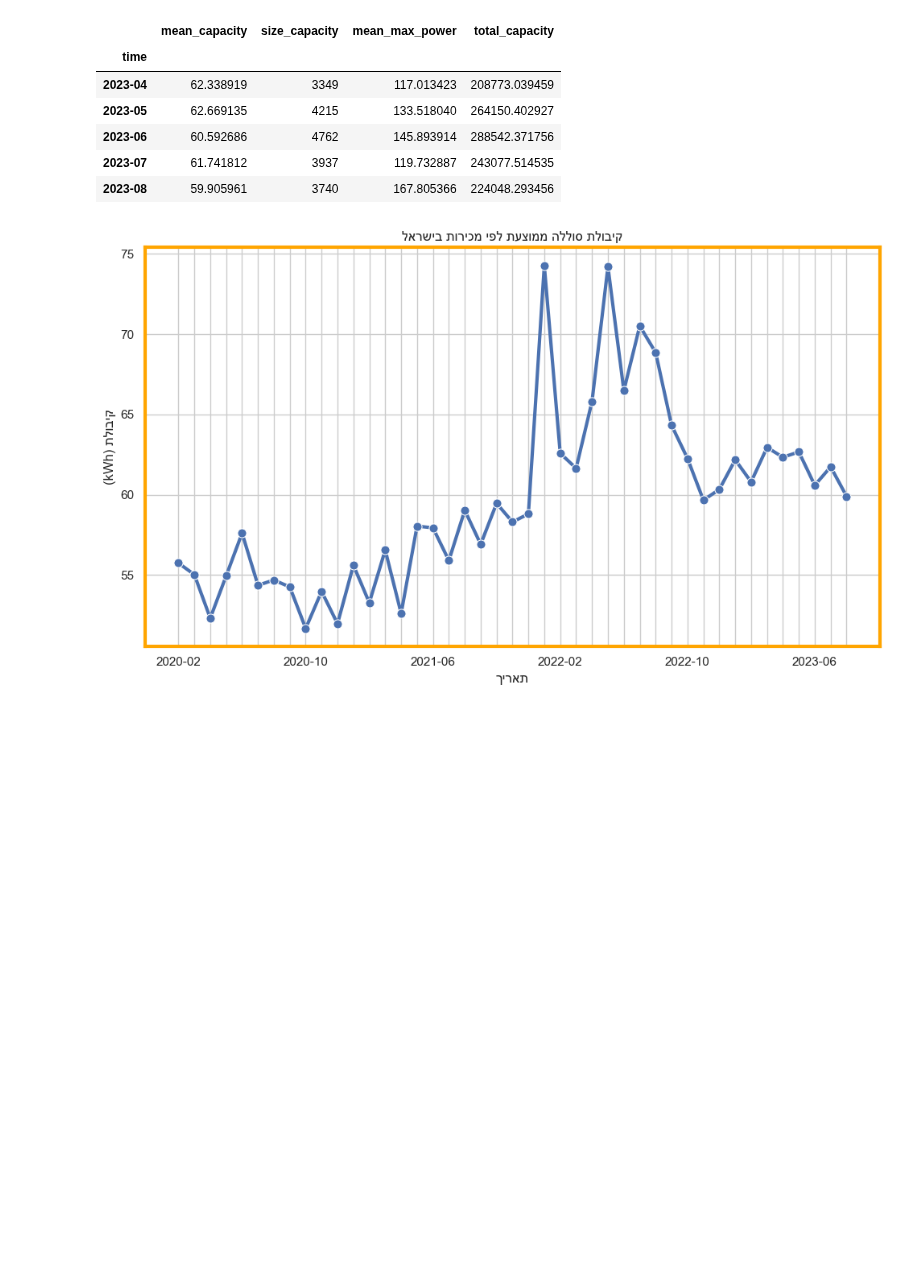
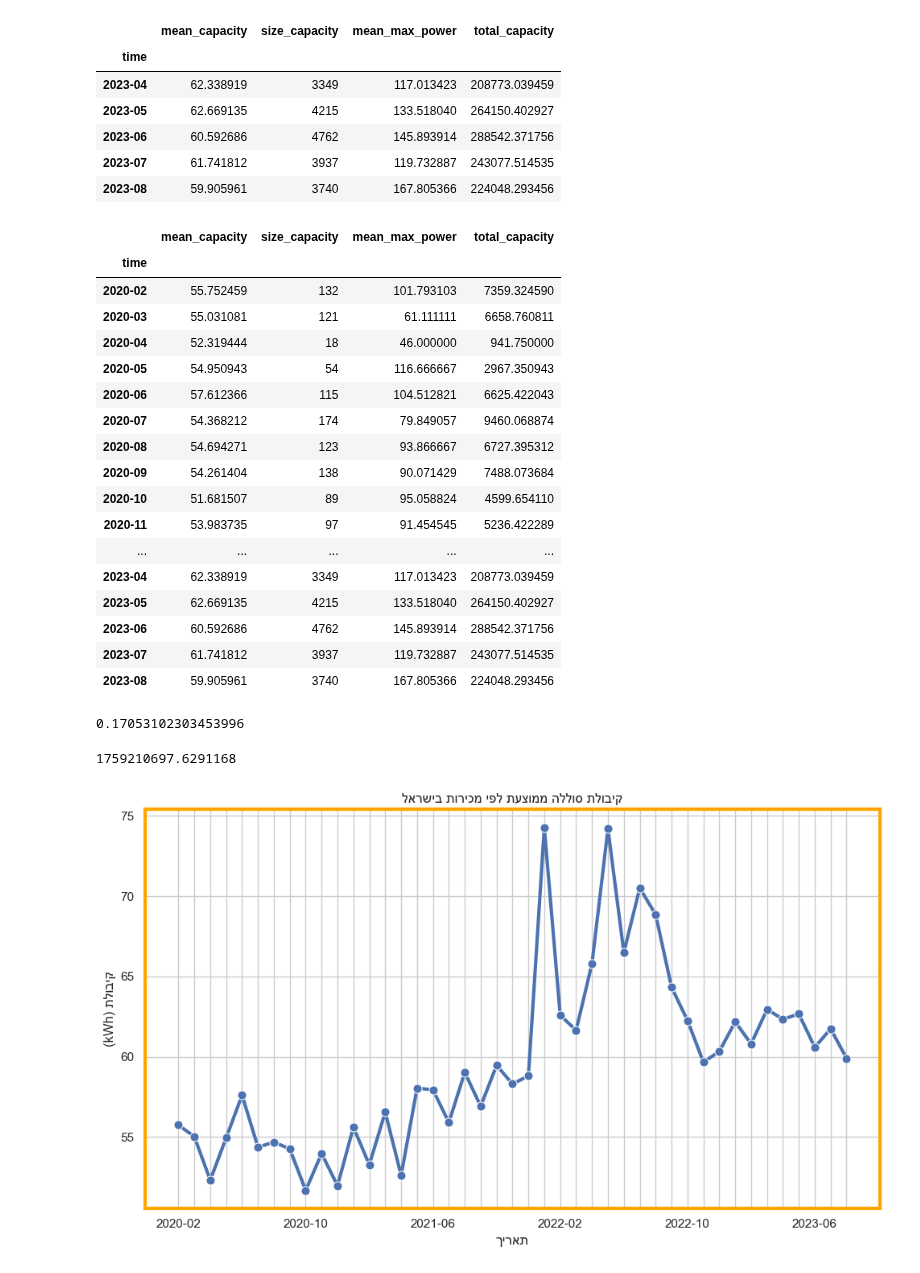
Before and after one commit to dpelleg/notebooks, a Jupyter notebook: charts/code/electric_capacity.ipynb, the cells around one changed output. Saved outputs shown, nothing was run; the diff lists cells and outputs as text; code cells hidden in the pictures; blank space fills up the shorter version.

```diff
--- a/charts/code/electric_capacity.ipynb
+++ b/charts/code/electric_capacity.ipynb
@@ -197,6 +197,38 @@ df.tail()
 | 2023-06 | 60.592686 | 4762 | 145.893914 | 288542.371756 |
 | 2023-07 | 61.741812 | 3937 | 119.732887 | 243077.514535 |
 | 2023-08 | 59.905961 | 3740 | 167.805366 | 224048.293456 |
+# %%
+df
+# %% [output]
+|  | mean_capacity | size_capacity | mean_max_power | total_capacity |
+| time |  |  |  |  |
+| 2020-02 | 55.752459 | 132 | 101.793103 | 7359.324590 |
+| 2020-03 | 55.031081 | 121 | 61.111111 | 6658.760811 |
+| 2020-04 | 52.319444 | 18 | 46.000000 | 941.750000 |
+| 2020-05 | 54.950943 | 54 | 116.666667 | 2967.350943 |
+| 2020-06 | 57.612366 | 115 | 104.512821 | 6625.422043 |
+| 2020-07 | 54.368212 | 174 | 79.849057 | 9460.068874 |
+| 2020-08 | 54.694271 | 123 | 93.866667 | 6727.395312 |
+| 2020-09 | 54.261404 | 138 | 90.071429 | 7488.073684 |
+| 2020-10 | 51.681507 | 89 | 95.058824 | 4599.654110 |
+| 2020-11 | 53.983735 | 97 | 91.454545 | 5236.422289 |
+| ... | ... | ... | ... | ... |
+| 2023-04 | 62.338919 | 3349 | 117.013423 | 208773.039459 |
+| 2023-05 | 62.669135 | 4215 | 133.518040 | 264150.402927 |
+| 2023-06 | 60.592686 | 4762 | 145.893914 | 288542.371756 |
+| 2023-07 | 61.741812 | 3937 | 119.732887 | 243077.514535 |
+| 2023-08 | 59.905961 | 3740 | 167.805366 | 224048.293456 |
+# %%
+tot_bat_capacity = df.sum().total_capacity
+annual_capacity_100_util = 365*tot_bat_capacity
+utilization = (0.3*(10**9))/annual_capacity_100_util
+utilization
+# %% [output]
+0.17053102303453996
+# %%
+annual_capacity_100_util
+# %% [output]
+1759210697.6291168
 # %%
 def sparsify_xticks(ax, spacing=10):
     for ind, label in enumerate(ax.get_xticklabels()):
```
Also changed, not shown: 1 other file.
